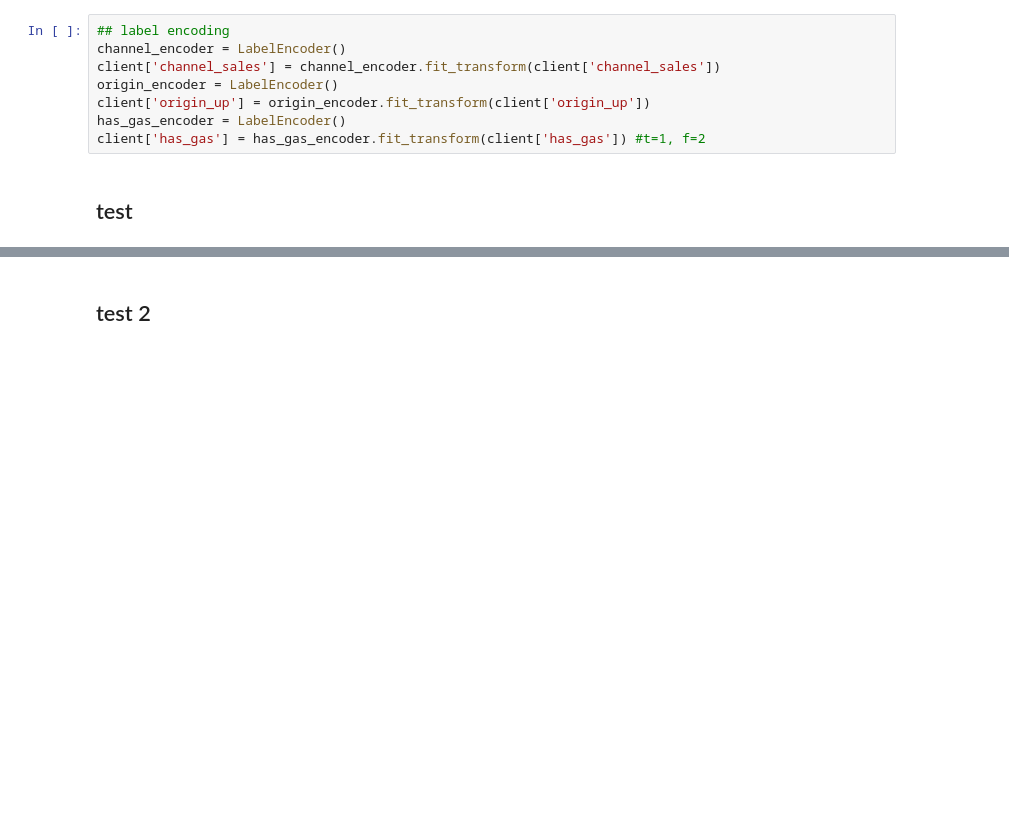
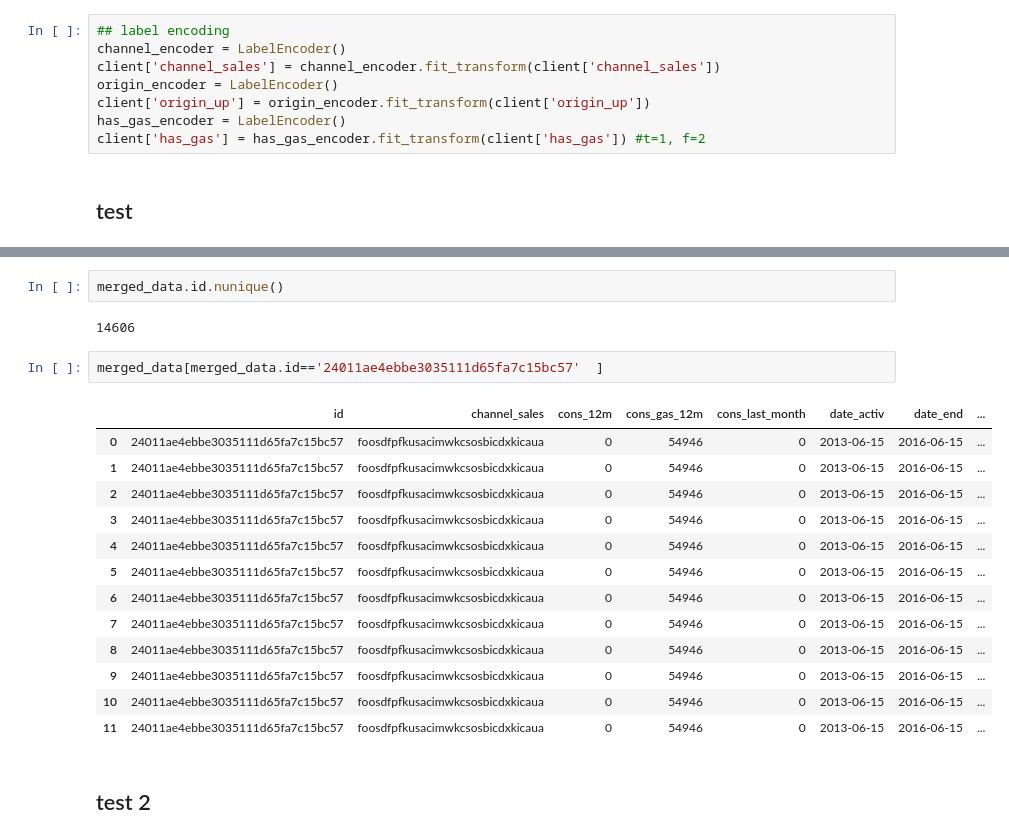
Before and after one commit to hantablack9/BCG-Forage-PowerCo-customer-churn, a Jupyter notebook: 2. EDA || BCG PowerCo churn problem.ipynb, the cells around one changed output, grey strips where cells are left out. Saved outputs shown, nothing was run; the diff lists cells and outputs as text; blank space fills up the shorter version.

```diff
--- a/2. EDA || BCG PowerCo churn problem.ipynb
+++ b/2. EDA || BCG PowerCo churn problem.ipynb
@@ -686,3 +742,23 @@ plt.show()
+# %%
+merged_data.id.nunique()
+# %% [output]
+14606
+# %%
+merged_data[merged_data.id=='24011ae4ebbe3035111d65fa7c15bc57'	]
+# %% [output]
+|  | id | channel_sales | cons_12m | cons_gas_12m | cons_last_month | date_activ | date_end | ... |
+| 0 | 24011ae4ebbe3035111d65fa7c15bc57 | foosdfpfkusacimwkcsosbicdxkicaua | 0 | 54946 | 0 | 2013-06-15 | 2016-06-15 | ... |
+| 1 | 24011ae4ebbe3035111d65fa7c15bc57 | foosdfpfkusacimwkcsosbicdxkicaua | 0 | 54946 | 0 | 2013-06-15 | 2016-06-15 | ... |
+| 2 | 24011ae4ebbe3035111d65fa7c15bc57 | foosdfpfkusacimwkcsosbicdxkicaua | 0 | 54946 | 0 | 2013-06-15 | 2016-06-15 | ... |
+| 3 | 24011ae4ebbe3035111d65fa7c15bc57 | foosdfpfkusacimwkcsosbicdxkicaua | 0 | 54946 | 0 | 2013-06-15 | 2016-06-15 | ... |
+| 4 | 24011ae4ebbe3035111d65fa7c15bc57 | foosdfpfkusacimwkcsosbicdxkicaua | 0 | 54946 | 0 | 2013-06-15 | 2016-06-15 | ... |
+| 5 | 24011ae4ebbe3035111d65fa7c15bc57 | foosdfpfkusacimwkcsosbicdxkicaua | 0 | 54946 | 0 | 2013-06-15 | 2016-06-15 | ... |
+| 6 | 24011ae4ebbe3035111d65fa7c15bc57 | foosdfpfkusacimwkcsosbicdxkicaua | 0 | 54946 | 0 | 2013-06-15 | 2016-06-15 | ... |
+| 7 | 24011ae4ebbe3035111d65fa7c15bc57 | foosdfpfkusacimwkcsosbicdxkicaua | 0 | 54946 | 0 | 2013-06-15 | 2016-06-15 | ... |
+| 8 | 24011ae4ebbe3035111d65fa7c15bc57 | foosdfpfkusacimwkcsosbicdxkicaua | 0 | 54946 | 0 | 2013-06-15 | 2016-06-15 | ... |
+| 9 | 24011ae4ebbe3035111d65fa7c15bc57 | foosdfpfkusacimwkcsosbicdxkicaua | 0 | 54946 | 0 | 2013-06-15 | 2016-06-15 | ... |
+| 10 | 24011ae4ebbe3035111d65fa7c15bc57 | foosdfpfkusacimwkcsosbicdxkicaua | 0 | 54946 | 0 | 2013-06-15 | 2016-06-15 | ... |
+| 11 | 24011ae4ebbe3035111d65fa7c15bc57 | foosdfpfkusacimwkcsosbicdxkicaua | 0 | 54946 | 0 | 2013-06-15 | 2016-06-15 | ... |
 # %% [markdown]
 ## test 2
 # %% [markdown]
```
Also changed, not shown: parts of 8 cells of this notebook.
